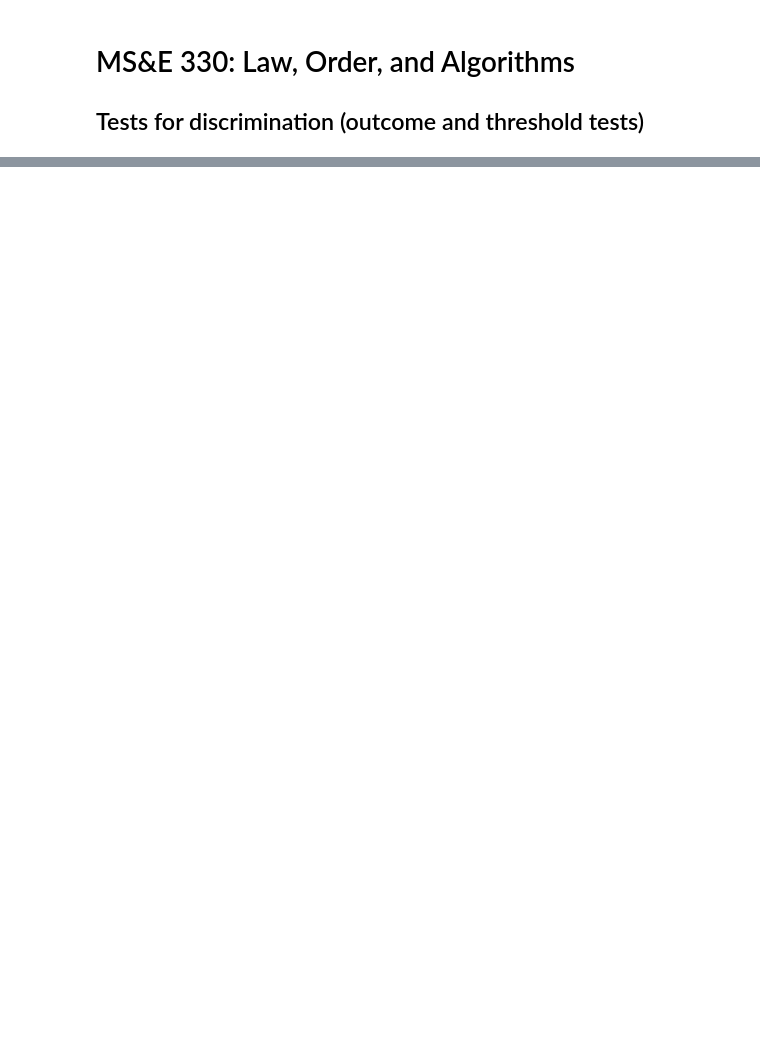
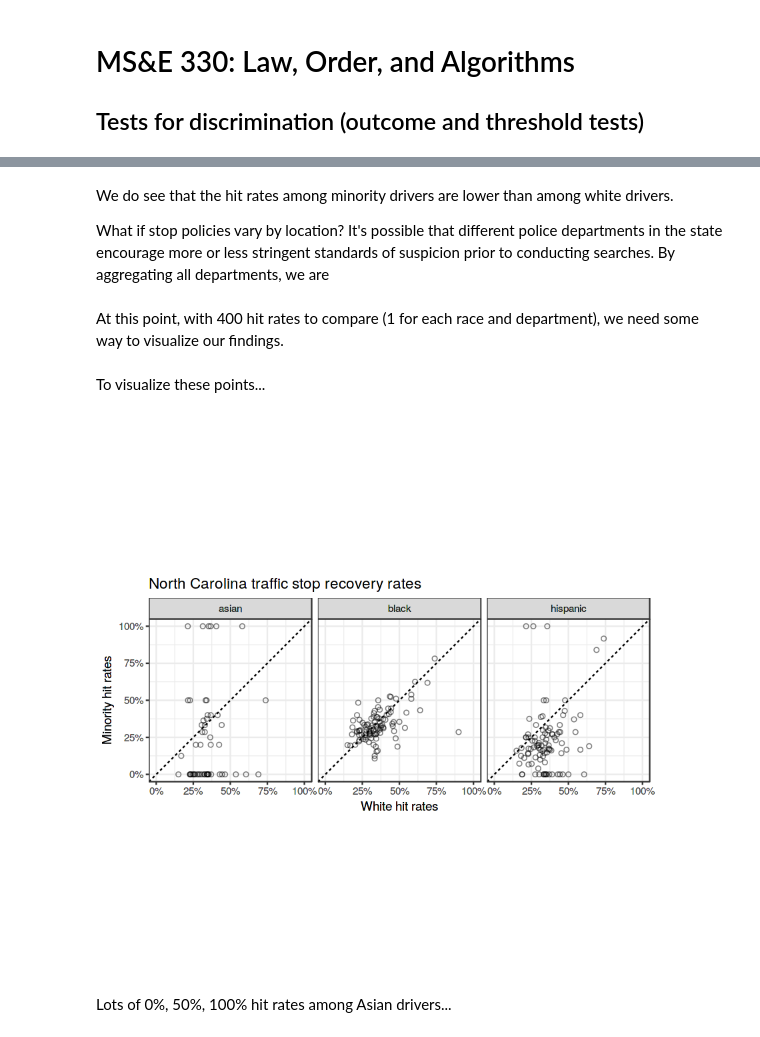
Before and after one commit to stanford-policylab/law-order-algo, a Jupyter notebook: notebooks/discrimination_tests-answers.ipynb, the cells around one changed output, grey strips where cells are left out. Saved outputs shown, nothing was run; the diff lists cells and outputs as text; code cells hidden in the pictures; blank space fills up the shorter version.

Commit message:
Add outcome test plotting and discussion of inframarginality

```diff
--- a/notebooks/discrimination_tests-answers.ipynb
+++ b/notebooks/discrimination_tests-answers.ipynb
@@ -97,0 +113,50 @@ Jumping back to our North Carolina data, to apply
+# %% [markdown]
+We do see that the hit rates among minority drivers are lower than among white drivers.
+
+What if stop policies vary by location? It's possible that different police departments in the state encourage more or less stringent standards of suspicion prior to conducting searches. By aggregating all departments, we are
+# %%
+# Compute hit rates by race and department
+# Save your result to `dept_hit_rates_by_race`
+# WRITE CODE HERE
+# START solution
+dept_hit_rates_by_race <-
+  stop_df %>%
+  filter(search_conducted) %>%
+  group_by(driver_race, police_department) %>%
+  summarize(hit_rate = sum(contraband_found) / n())
+# END solution
+# %% [markdown]
+At this point, with 400 hit rates to compare (1 for each race and department), we need some way to visualize our findings.
+# %%
+# Reshape data to have a white_rate, minority_rate, and minority_race column
+# Save your result to `white_vs_minority_rates`
+# Hint: the `spread()` and `gather()` functions might be helpful.
+# WRITE CODE HERE
+# START solution
+white_vs_minority_rates <-
+  dept_hit_rates_by_race %>%
+  spread(driver_race, hit_rate) %>%
+  rename(white_rate = white) %>%
+  gather(minority_race, minority_rate, c(black, hispanic, asian)) %>%
+  filter(!is.na(minority_rate), !is.na(white_rate))
+# END solution
+# %% [markdown]
+To visualize these points...
+# %%
+white_vs_minority_rates %>%
+  ggplot(aes(x = white_rate, y = minority_rate)) +
+  geom_point(shape = 1, alpha = 0.5) +
+  geom_abline(linetype = "dashed") +
+  facet_grid(cols = vars(minority_race)) +
+  coord_fixed() +
+  scale_x_continuous(limits = c(0, 1), labels = scales::percent) +
+  scale_y_continuous(limits = c(0, 1), labels = scales::percent) +
+  labs(
+    x = "White hit rates",
+    y = "Minority hit rates",
+    title = "North Carolina traffic stop recovery rates"
+  )
+# %% [output]
+[figure, added]
+# %% [markdown]
+Lots of 0%, 50%, 100% hit rates among Asian drivers...
```
Also changed, not shown: parts of 13 cells of this notebook.
